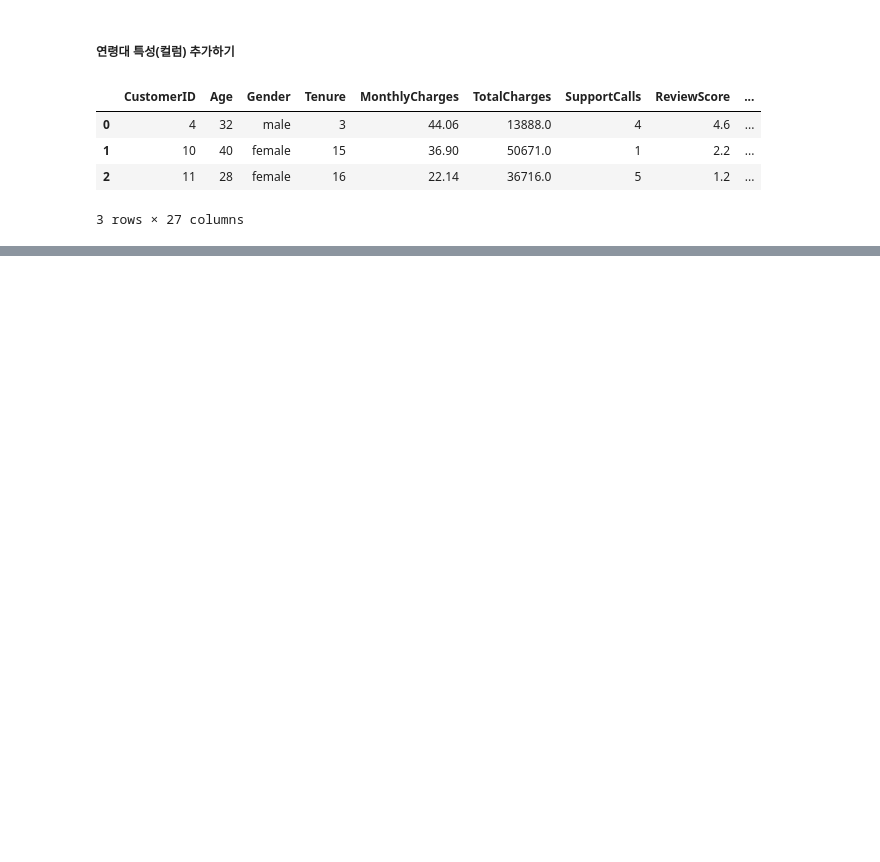
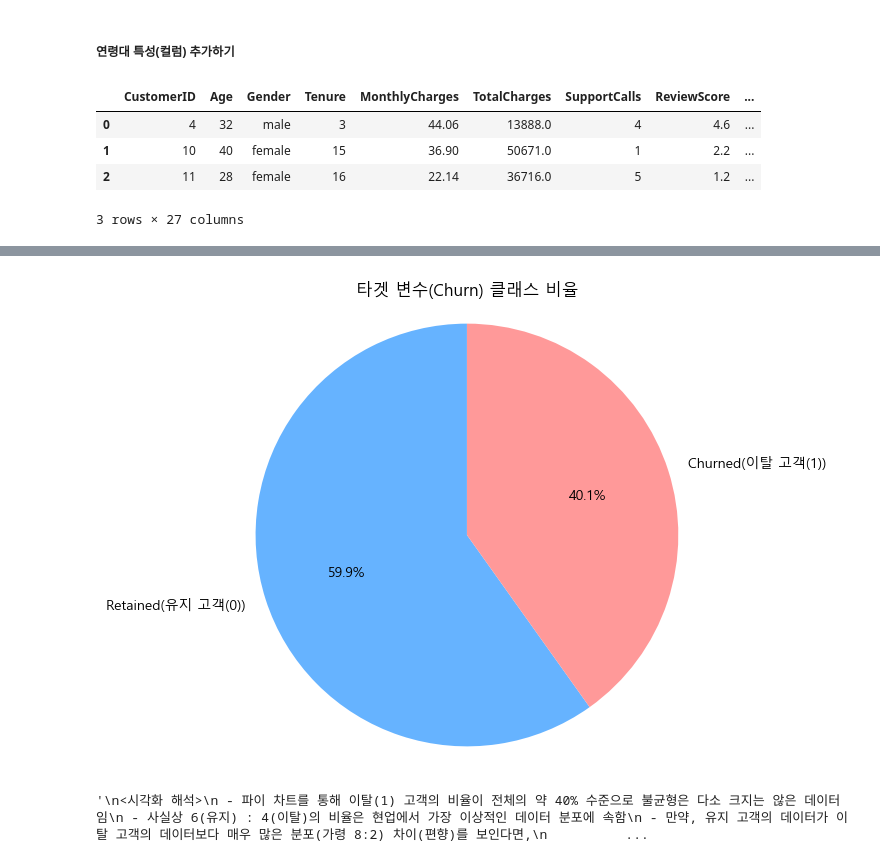
Before and after one commit to Trymind0419/01_Machine_Learning, a Jupyter notebook: 4day_Feature_Engineering/4day_Feature_Engineering.ipynb, the cells around one changed output, grey strips where cells are left out. Saved outputs shown, nothing was run; the diff lists cells and outputs as text; code cells hidden in the pictures; blank space fills up the shorter version.

```diff
--- a/4day_Feature_Engineering/4day_Feature_Engineering.ipynb
+++ b/4day_Feature_Engineering/4day_Feature_Engineering.ipynb
@@ -644,0 +647,4 @@ df_encoded.head(3)
+# %%
+### 숫자 인덱스로 변환 : 0, 1, 2, 3, 4, 5
+df_encoded["Age_Group_Code"] = df_encoded["Age_Group"].cat.codes
+df_encoded.head(3)
@@ -644,0 +698,4 @@ df_encoded.head(3)
+# %%
+### Churn(고객 이탈여부) 특성의 범주별 갯수 확인하여 불균형 확인하기
+# - value_counts() 함수 사용
+churn_counts = df_encoded["Churn"].value_counts()
@@ -644,0 +706,53 @@ df_encoded.head(3)
+# %%
+### 원형 차트(Pie Chart)를 통해
+#  - 불균형 상태를 시각화함
+
+
+# 그래프 전체 너비와 높이 사이즈 지정
+plt.figure(figsize=(6, 6))
+
+
+# pie 함수로 차트를 그리며,
+#  - labels : 각 파이 조각에 표시될 이름(라벨)을 작성
+#           : 첫 번째 조각에는 '유지 고객(0)',
+#           : 두 번째 조각에는 '이탈 고객(1)'이라는 설명 표시
+#  - autopct : 각 파이 조각이 전체에서 차지하는 비율(%)을 자동으로 계산하여
+#              차트 위에 텍스트로 표시해 주는 기능
+#            : '%1.1f%%' 형식을 사용하면 -> 소수점 아래 첫째 자리까지(예: 34.5%)
+#  - colors : 차트 조각들의 색상을 지정하는 속성
+#           : 순서대로 첫 번째 라벨(Retained)은 연한 파란색(##66b3ff),
+#                     두 번째 라벨(Churned)은 경고나 주의를 뜻하는 연한 빨간색/핑크색(##ff9999)으로 채색
+#  - startangle : 차트가 그려지기 시작하는 첫 조각의 각도(위치)를 지정
+#               : 기본값(0)은 3시 방향에서 시작하지만,
+#               : 90을 주면 12시 정각 방향에서 시작하여 -> 시계 반대 방향으로 조각들을 배치
+plt.pie(churn_counts,
+        labels=['Retained(유지 고객(0))', 'Churned(이탈 고객(1))'],
+        autopct='%1.1f%%',
+        colors=['#66b3ff', '#ff9999'],
+        startangle=90)
+
+
+# 어떤 모니터 환경에서도 파이 차트가 찌그러진 타원이 되지 않고
+#   - 완벽한 원형으로 고정되어 출력되도록 함
+plt.axis('equal')
+
+
+# 차트 제목을 설정함
+plt.title("타겟 변수(Churn) 클래스 비율")
+
+
+# 그래프를 출력하고 시각화 메모리 초기화함
+plt.show()
+
+"""
+<시각화 해석>
+ - 파이 차트를 통해 이탈(1) 고객의 비율이 전체의 약 40% 수준으로 불균형은 다소 크지는 않은 데이터임
+ - 사실상 6(유지) : 4(이탈)의 비율은 현업에서 가장 이상적인 데이터 분포에 속함
+ - 만약, 유지 고객의 데이터가 이탈 고객의 데이터보다 매우 많은 분포(가령 8:2) 차이(편향)를 보인다면,
+         모델은 무조건 "이탈하지 않는다(0)"라는 패턴에 집중되어 이탈에 대한 훈련이 잘 안될 수 있음
+         즉, 이탈 고객을 잘 잡아내지 못하는 문제가 발생할 수 있음
+         이런 경우, 비슷한 비율로 맞추기 위한 방법을 찾아야함
+"""
+# %% [output]
+[figure, added]
+'\n<시각화 해석>\n - 파이 차트를 통해 이탈(1) 고객의 비율이 전체의 약 40% 수준으로 불균형은 다소 크지는 않은 데이터임\n - 사실상 6(유지) : 4(이탈)의 비율은 현업에서 가장 이상적인 데이터 분포에 속함\n - 만약, 유지 고객의 데이터가 이탈 고객의 데이터보다 매우 많은 분포(가령 8:2) 차이(편향)를 보인다면,\n          ...
```
Also changed, not shown: parts of 25 cells of this notebook, 2 other files.
